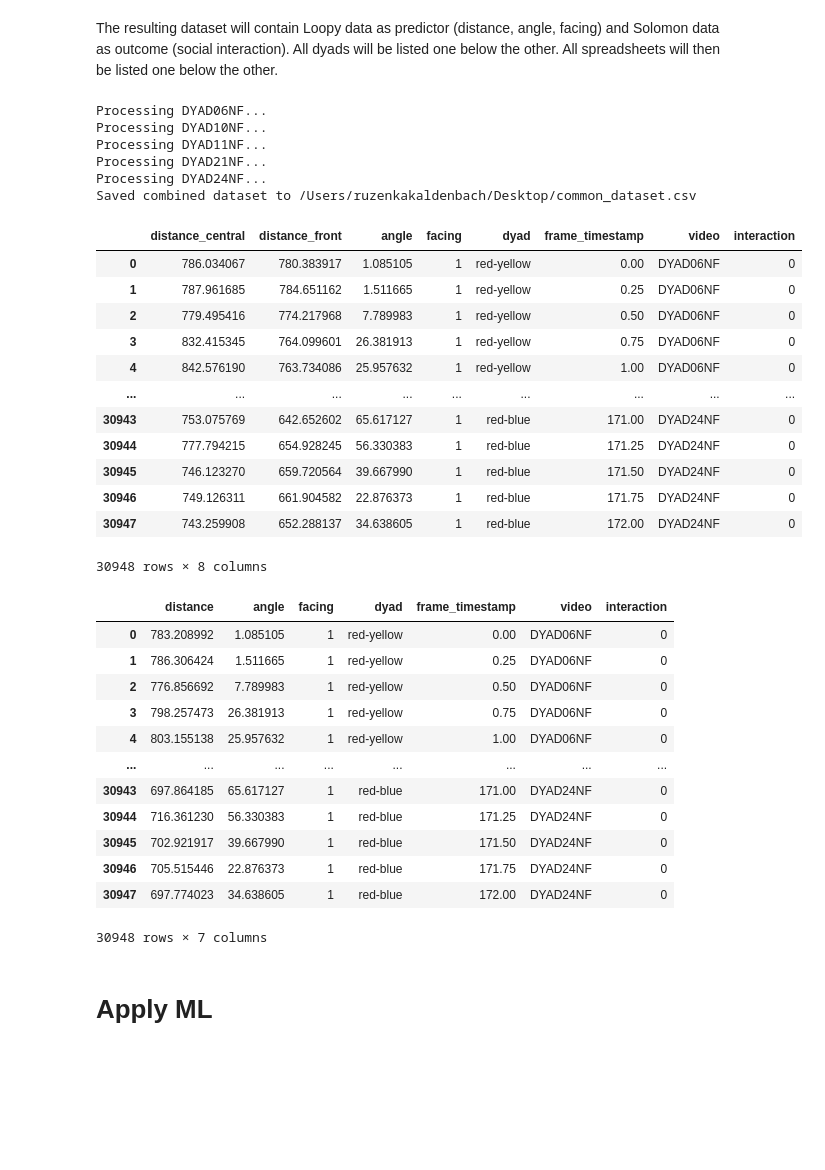
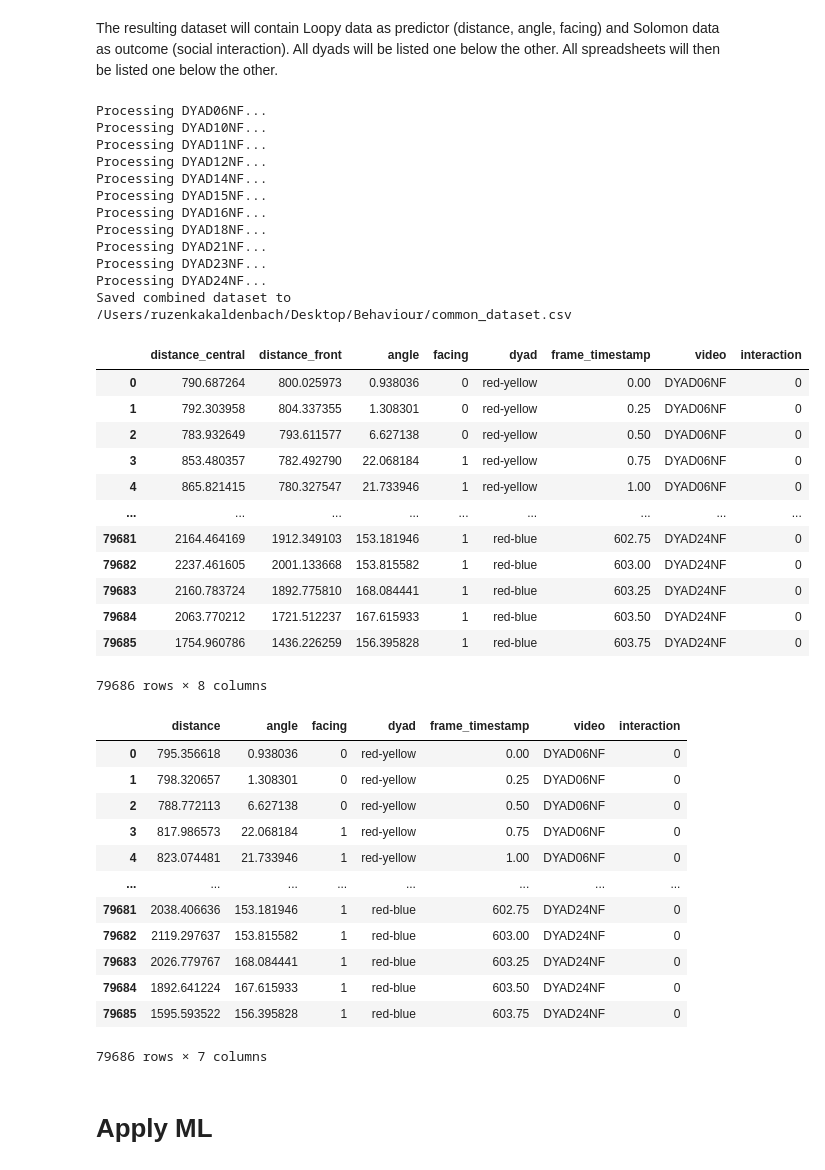
Before and after one commit to Ruzenka/Masterthesis_Biology, a Jupyter notebook: ML_logistic_regression_dichotomous.ipynb, the cells around one changed output. Drawn from its saved outputs; the diff is of its cells as text; code cells hidden in the pictures; blank space fills up the shorter version.

```diff
--- a/ML_logistic_regression_dichotomous.ipynb
+++ b/ML_logistic_regression_dichotomous.ipynb
@@ -68,12 +76,14 @@ import pandas as pd
 import numpy as np
 
 # List of dataset names
-dataset_names = ['DYAD06NF', 'DYAD10NF', 'DYAD11NF', 'DYAD21NF', 'DYAD24NF']
+dataset_names = ['DYAD06NF', 'DYAD10NF', 'DYAD11NF', 'DYAD12NF', 'DYAD14NF',
+                  'DYAD15NF', 'DYAD16NF', 'DYAD18NF', 'DYAD21NF', 'DYAD23NF', 'DYAD24NF'
+                ]
 
 # Directories for input and output
-solomon_dir = '/Users/ruzenkakaldenbach/Desktop/Solomon_output/'
-loopy_dir = '/Users/ruzenkakaldenbach/Desktop/Drive/Loopy_preprocessed_data/'
-output_file = '/Users/ruzenkakaldenbach/Desktop/common_dataset.csv'
+solomon_dir = '/Users/ruzenkakaldenbach/Desktop/Behaviour/solomon/'
+loopy_dir = '/Users/ruzenkakaldenbach/Desktop/Behaviour/Loopy_preprocessed_data/'
+output_file = '/Users/ruzenkakaldenbach/Desktop/Behaviour/common_dataset.csv'
 
 # Initialize an empty DataFrame for the combined dataset
 common_dataset = pd.DataFrame()
@@ -108,46 +118,52 @@ for dataset in dataset_names:
     solomon_data_expanded = pd.DataFrame()
     for dyad, column in [
         ('red-yellow', 'si_ry'),
         ('blue-yellow', 'si_by'),
         ('red-blue', 'si_rb'),
     ]:
         dyad_data = solomon_data[['frame_timestamp', column]].copy()
         dyad_data['dyad'] = dyad
         dyad_data['video'] = dataset  # Add a column with the dataset name
         dyad_data.columns = ['frame_timestamp', 'interaction', 'dyad', 'video']
         solomon_data_expanded = pd.concat([solomon_data_expanded, dyad_data], ignore_index=True)
 
     # Merge Loopy and Solomon data
     merged_data = pd.merge(loopy_data_expanded, solomon_data_expanded, on=['frame_timestamp', 'dyad', 'video'], how='inner')
 
     # Append to the common dataset
     common_dataset = pd.concat([common_dataset, merged_data], ignore_index=True)
 
 # Save the combined dataset to a CSV file
 common_dataset.to_csv(output_file, index=False)
 print(f"Saved combined dataset to {output_file}")
 
 common_dataset
 # %% [output]
 Processing DYAD06NF...
 Processing DYAD10NF...
 Processing DYAD11NF...
+Processing DYAD12NF...
+Processing DYAD14NF...
+Processing DYAD15NF...
+Processing DYAD16NF...
+Processing DYAD18NF...
 Processing DYAD21NF...
+Processing DYAD23NF...
 Processing DYAD24NF...
-Saved combined dataset to /Users/ruzenkakaldenbach/Desktop/common_dataset.csv
+Saved combined dataset to /Users/ruzenkakaldenbach/Desktop/Behaviour/common_dataset.csv
 |  | distance_central | distance_front | angle | facing | dyad | frame_timestamp | video | interaction |
-| 0 | 786.034067 | 780.383917 | 1.085105 | 1 | red-yellow | 0.00 | DYAD06NF | 0 |
-| 1 | 787.961685 | 784.651162 | 1.511665 | 1 | red-yellow | 0.25 | DYAD06NF | 0 |
-| 2 | 779.495416 | 774.217968 | 7.789983 | 1 | red-yellow | 0.50 | DYAD06NF | 0 |
-| 3 | 832.415345 | 764.099601 | 26.381913 | 1 | red-yellow | 0.75 | DYAD06NF | 0 |
-| 4 | 842.576190 | 763.734086 | 25.957632 | 1 | red-yellow | 1.00 | DYAD06NF | 0 |
+| 0 | 790.687264 | 800.025973 | 0.938036 | 0 | red-yellow | 0.00 | DYAD06NF | 0 |
+| 1 | 792.303958 | 804.337355 | 1.308301 | 0 | red-yellow | 0.25 | DYAD06NF | 0 |
+| 2 | 783.932649 | 793.611577 | 6.627138 | 0 | red-yellow | 0.50 | DYAD06NF | 0 |
+| 3 | 853.480357 | 782.492790 | 22.068184 | 1 | red-yellow | 0.75 | DYAD06NF | 0 |
+| 4 | 865.821415 | 780.327547 | 21.733946 | 1 | red-yellow | 1.00 | DYAD06NF | 0 |
 | ... | ... | ... | ... | ... | ... | ... | ... | ... |
-| 30943 | 753.075769 | 642.652602 | 65.617127 | 1 | red-blue | 171.00 | DYAD24NF | 0 |
-| 30944 | 777.794215 | 654.928245 | 56.330383 | 1 | red-blue | 171.25 | DYAD24NF | 0 |
-| 30945 | 746.123270 | 659.720564 | 39.667990 | 1 | red-blue | 171.50 | DYAD24NF | 0 |
-| 30946 | 749.126311 | 661.904582 | 22.876373 | 1 | red-blue | 171.75 | DYAD24NF | 0 |
-| 30947 | 743.259908 | 652.288137 | 34.638605 | 1 | red-blue | 172.00 | DYAD24NF | 0 |
+| 79681 | 2164.464169 | 1912.349103 | 153.181946 | 1 | red-blue | 602.75 | DYAD24NF | 0 |
+| 79682 | 2237.461605 | 2001.133668 | 153.815582 | 1 | red-blue | 603.00 | DYAD24NF | 0 |
+| 79683 | 2160.783724 | 1892.775810 | 168.084441 | 1 | red-blue | 603.25 | DYAD24NF | 0 |
+| 79684 | 2063.770212 | 1721.512237 | 167.615933 | 1 | red-blue | 603.50 | DYAD24NF | 0 |
+| 79685 | 1754.960786 | 1436.226259 | 156.395828 | 1 | red-blue | 603.75 | DYAD24NF | 0 |
-30948 rows × 8 columns
+79686 rows × 8 columns
 # %%
 # Create the new column `distance` as the mean of `distance_front` and `distance_central`
 common_dataset['distance'] = common_dataset[['distance_front', 'distance_central']].mean(axis=1)
@@ -160,23 +176,23 @@ columns_order = ['distance'] + [col for col in common_dataset.columns if col !=
 common_dataset = common_dataset[columns_order]
 
 # Save the updated dataset if needed
-common_dataset.to_csv("/Users/ruzenkakaldenbach/Desktop/common_dataset_mean_distance.csv", index=False)
+common_dataset.to_csv("/Users/ruzenkakaldenbach/Desktop/common_dataset.csv", index=False)
 
 common_dataset
 # %% [output]
 |  | distance | angle | facing | dyad | frame_timestamp | video | interaction |
-| 0 | 783.208992 | 1.085105 | 1 | red-yellow | 0.00 | DYAD06NF | 0 |
-| 1 | 786.306424 | 1.511665 | 1 | red-yellow | 0.25 | DYAD06NF | 0 |
-| 2 | 776.856692 | 7.789983 | 1 | red-yellow | 0.50 | DYAD06NF | 0 |
-| 3 | 798.257473 | 26.381913 | 1 | red-yellow | 0.75 | DYAD06NF | 0 |
-| 4 | 803.155138 | 25.957632 | 1 | red-yellow | 1.00 | DYAD06NF | 0 |
+| 0 | 795.356618 | 0.938036 | 0 | red-yellow | 0.00 | DYAD06NF | 0 |
+| 1 | 798.320657 | 1.308301 | 0 | red-yellow | 0.25 | DYAD06NF | 0 |
+| 2 | 788.772113 | 6.627138 | 0 | red-yellow | 0.50 | DYAD06NF | 0 |
+| 3 | 817.986573 | 22.068184 | 1 | red-yellow | 0.75 | DYAD06NF | 0 |
+| 4 | 823.074481 | 21.733946 | 1 | red-yellow | 1.00 | DYAD06NF | 0 |
 | ... | ... | ... | ... | ... | ... | ... | ... |
-| 30943 | 697.864185 | 65.617127 | 1 | red-blue | 171.00 | DYAD24NF | 0 |
-| 30944 | 716.361230 | 56.330383 | 1 | red-blue | 171.25 | DYAD24NF | 0 |
-| 30945 | 702.921917 | 39.667990 | 1 | red-blue | 171.50 | DYAD24NF | 0 |
-| 30946 | 705.515446 | 22.876373 | 1 | red-blue | 171.75 | DYAD24NF | 0 |
-| 30947 | 697.774023 | 34.638605 | 1 | red-blue | 172.00 | DYAD24NF | 0 |
+| 79681 | 2038.406636 | 153.181946 | 1 | red-blue | 602.75 | DYAD24NF | 0 |
+| 79682 | 2119.297637 | 153.815582 | 1 | red-blue | 603.00 | DYAD24NF | 0 |
+| 79683 | 2026.779767 | 168.084441 | 1 | red-blue | 603.25 | DYAD24NF | 0 |
+| 79684 | 1892.641224 | 167.615933 | 1 | red-blue | 603.50 | DYAD24NF | 0 |
+| 79685 | 1595.593522 | 156.395828 | 1 | red-blue | 603.75 | DYAD24NF | 0 |
-30948 rows × 7 columns
+79686 rows × 7 columns
 # %% [markdown]
 # Apply ML
 # %%
```
Also changed, not shown: parts of 6 cells of this notebook.
